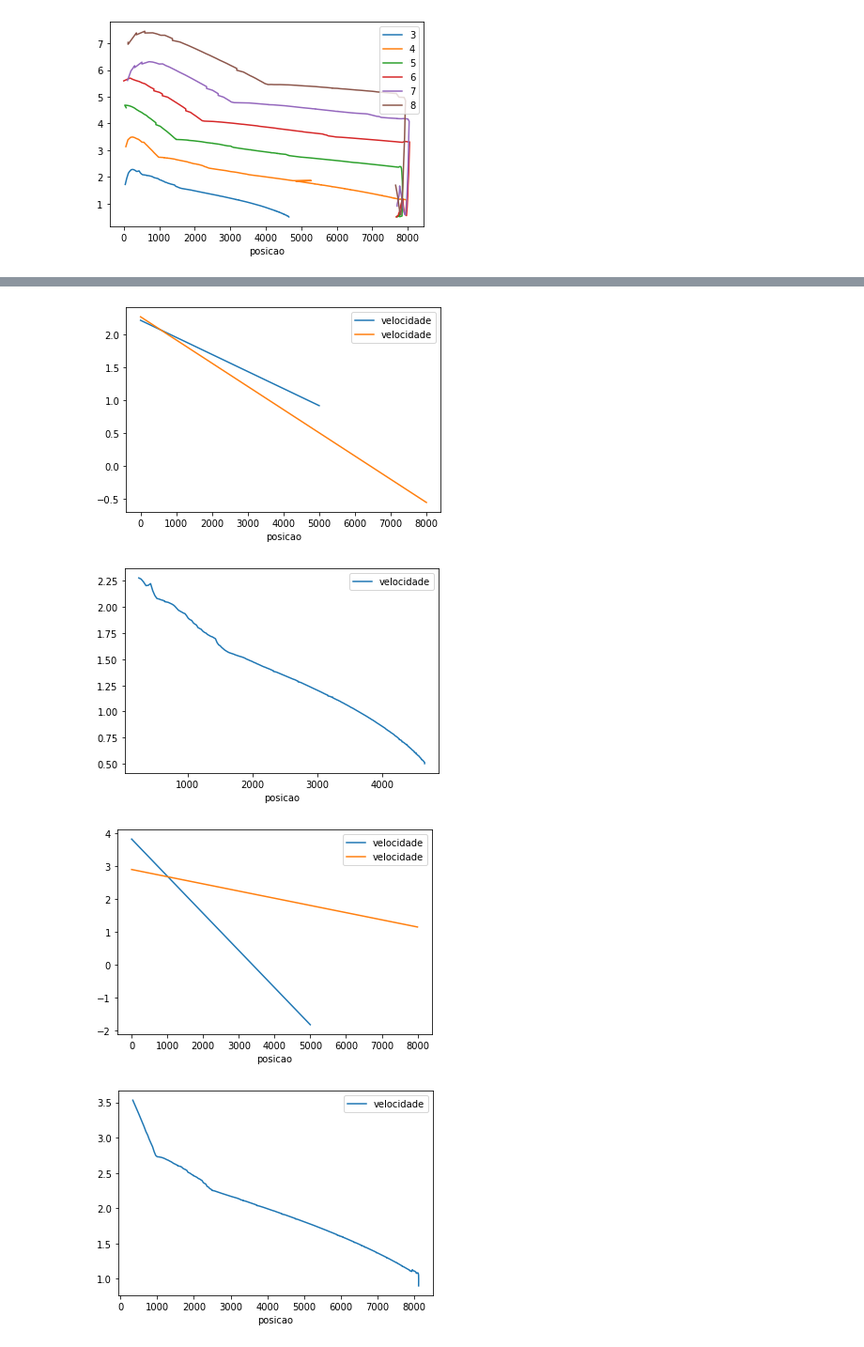
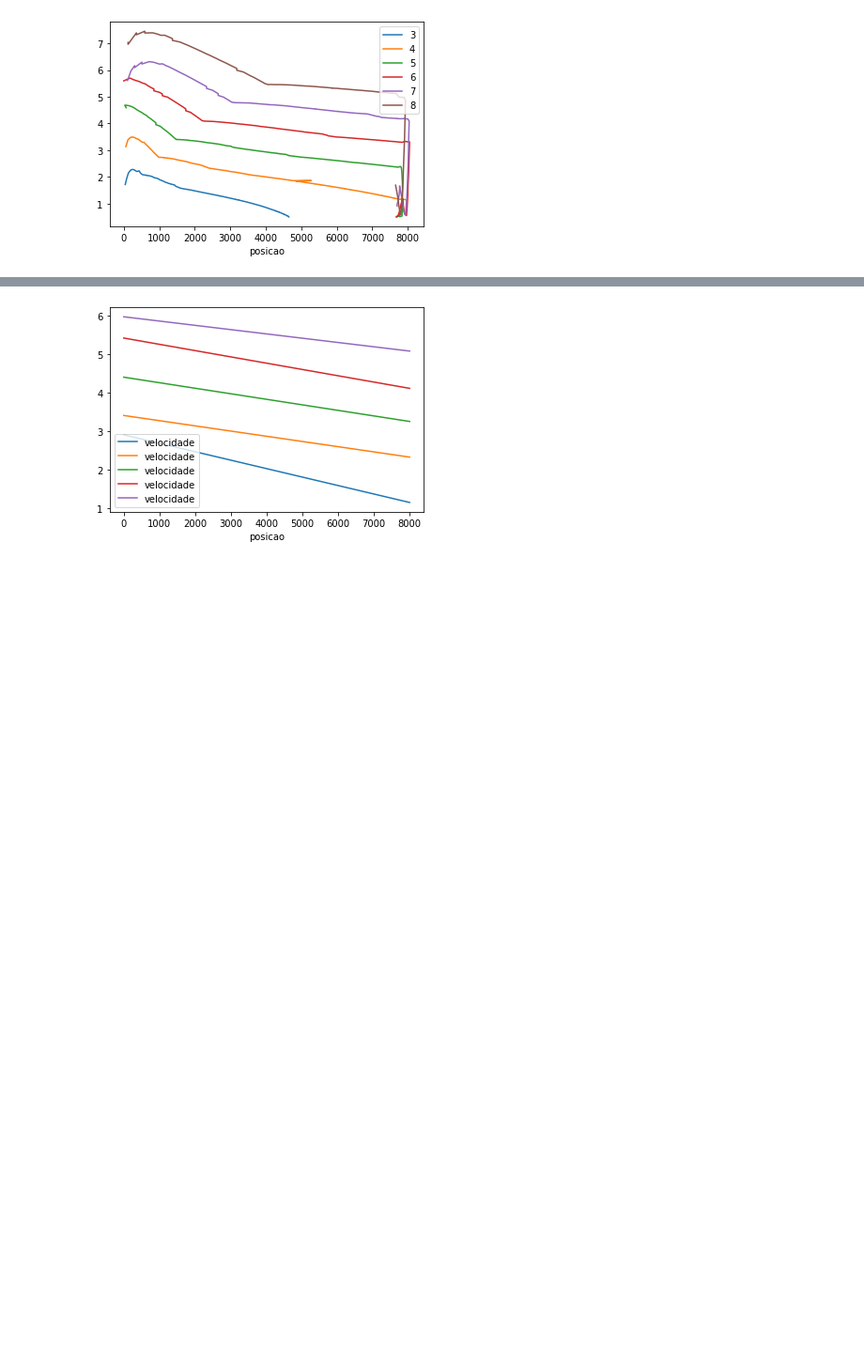
Before and after one commit to jpspm/Ball-analysis, a Jupyter notebook: analise.ipynb, the cells around one changed output, grey strips where cells are left out. Shown: that part at 94% size. Saved outputs shown, nothing was run; the diff lists cells and outputs as text; code cells hidden in the pictures; blank space fills up the shorter version.

```diff
--- a/analise.ipynb
+++ b/analise.ipynb
@@ -139,0 +98,22 @@ print(interceptions[2])
+# %%
+angular1 = []
+angular2 = []
+linear1 = []
+linear2 = []
+for i in dfprecision:
+    points1 = i.iloc[int(len(i)/24): int(len(i)/15)]
+    points2 = i.iloc[int(2*len(i)/4): int(3*len(i)/4)]
+    reg = linear_model.LinearRegression()
+    reg2 = linear_model.LinearRegression()
+    reg.fit(points1[['posicao']], points1[['velocidade']])
+    reg2.fit(points2[['posicao']], points2[['velocidade']])
+    angular1.append(reg.coef_)
+    angular2.append(reg2.coef_)
+    linear1.append(getB(reg.coef_, points1.iloc[0]['posicao'], points1.iloc[0]['velocidade']))
+    linear2.append(getB(reg2.coef_, points2.iloc[0]['posicao'], points2.iloc[0]['velocidade']))
+    plt.scatter(i['posicao'], i['velocidade'], color='blue')
+    plt.plot(i['posicao'], reg.predict(i[['posicao']]), color='red', linewidth=3)
+    plt.plot(i['posicao'], reg2.predict(i[['posicao']]), color='red', linewidth=3)
+    plt.xticks(())
+    plt.yticks(())
+    plt.show()
@@ -140,5 +135,15 @@ print(interceptions[2])
+# %%
+interceptions = pd.DataFrame(columns=['x', 'y'])
+retas1 = []
+retas2 = []
+
+for i in range(len(angular1)):
+    point = (getInterception(float(angular1[i]), float(linear1[i]), float(angular2[i]), float(linear2[i])))
+    interceptions.loc[i] = [point[0], point[1]]
+    retas1.append(getRegressao(float(angular1[i]), float(linear1[i]), 8000))
+    retas2.append(getRegressao(float(angular2[i]), float(linear2[i]), 8000))
 # %%
-ax = retas1[2].plot(x = 'posicao',y = 'velocidade', kind = 'line')
-retas2[2].plot(ax = ax, x = 'posicao',y = 'velocidade', kind = 'line')
-dfprecision[2].plot(x = 'posicao',y = 'velocidade', kind = 'line')
+ax = plt.subplot()
+for i in retas1:
+    ax = i.plot(ax = ax, x = 'posicao',y = 'velocidade', kind = 'line')
 # %% [output]
@@ -148,10 +151,6 @@ dfprecision[2].plot(x = 'posicao',y = 'velocidade', kind = 'line')
 # %%
-for i in range(len(retas1)):
-    ax = retas1[i].plot(x = 'posicao',y = 'velocidade', kind = 'line')
-    retas2[i].plot(ax = ax, x = 'posicao',y = 'velocidade', kind = 'line')
-    dfprecision[i].plot(x = 'posicao',y = 'velocidade', kind = 'line')
+ax = plt.subplot()
+for i in retas2:
+    ax = i.plot(ax = ax, x = 'posicao',y = 'velocidade', kind = 'line')
 # %% [output]
-[figure, old version]
+[figure, new version]
-[figure, removed]
-[figure, removed]
-[figure, removed]
```
Also changed, not shown: parts of 17 cells of this notebook.
